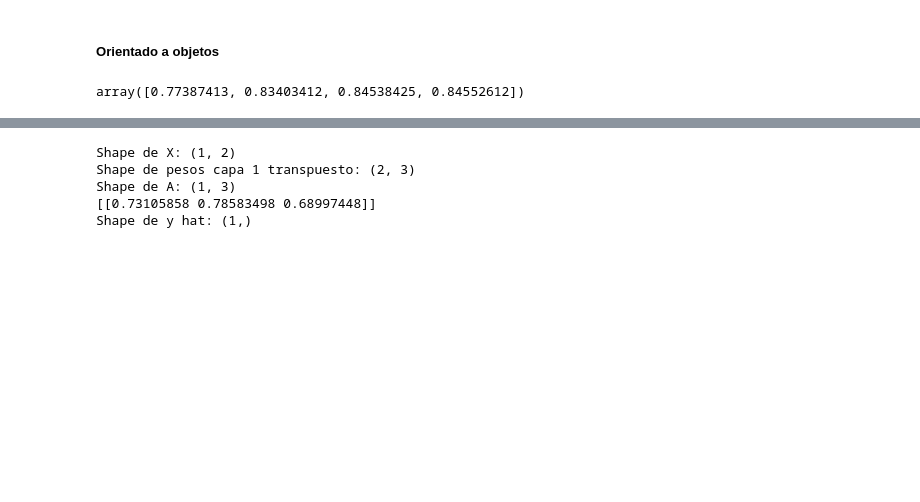
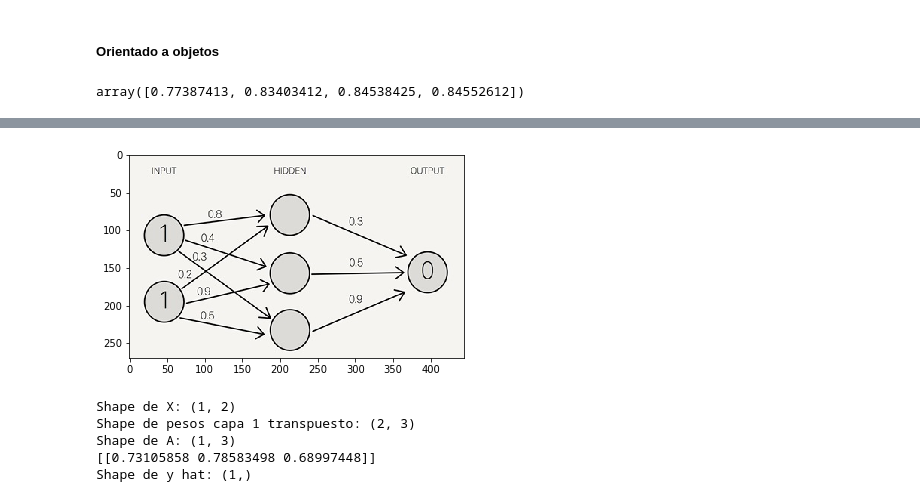
Before and after one commit to rub3ng0nzalez/MSDegree, a Jupyter notebook: Statistical Learning/Forward Propagation/Forward_Propagation_RDG.ipynb, the cells around one changed output, grey strips where cells are left out. Saved outputs shown, nothing was run; the diff lists cells and outputs as text; code cells hidden in the pictures; blank space fills up the shorter version.

Commit message:
Version con imagenes mostradas usando cv2 y plt en vez de solo img src

```diff
--- a/Statistical Learning/Forward Propagation/Forward_Propagation_RDG.ipynb
+++ b/Statistical Learning/Forward Propagation/Forward_Propagation_RDG.ipynb
@@ -7,3 +8,11 @@ import matplotlib.pyplot as plt
+# %%
+def PlotImagen(nombre, grises = True):
+    img = cv2.imread(nombre)
+    if grises == True:
+        #img = cv2.imread(img, cv2.IMREAD_COLOR)
+        img = cv2.cvtColor(img, cv2.COLOR_BGR2RGB)
+    plt.imshow(img)
+    plt.show
 # %% [markdown]
 ### Parte 0: Ejercicio en clase
 Implementando red neuronal de la siguiente imagen:
@@ -101,3 +109,7 @@ array([0.77387413, 0.83403412, 0.84538425, 0.84552612])
+# %%
+PlotImagen("Diagrama2.jpg")
+# %% [output]
+[figure, added]
 # %%
 class RedNeuronal:
     def __init__(self, Wc1, Wc2):
```
Also changed, not shown: parts of 6 cells of this notebook.
